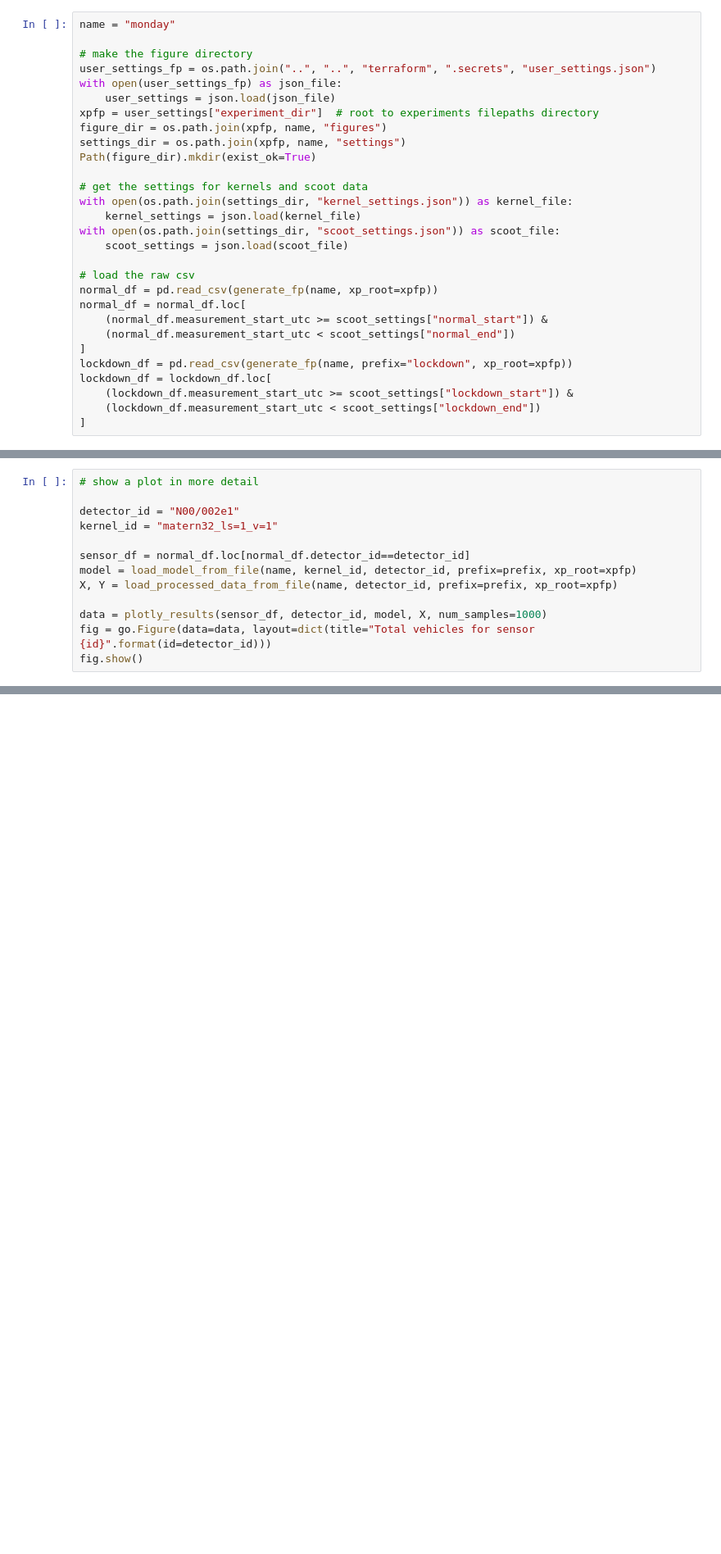
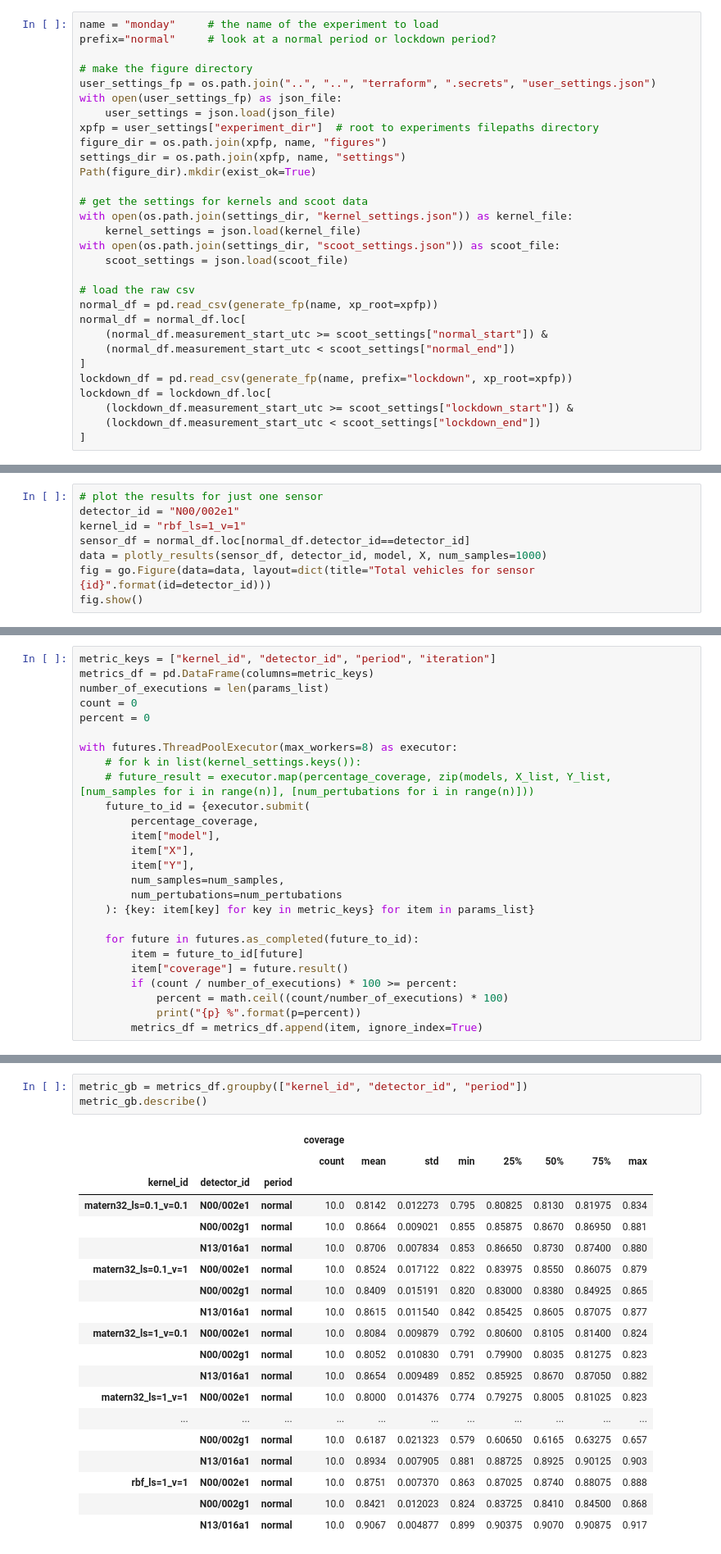
Before and after one commit to alan-turing-institute/clean-air-infrastructure, a Jupyter notebook: containers/labs/plot_results.ipynb, the cells around one changed output, grey strips where cells are left out. Shown at 82% size. Saved outputs shown, nothing was run; the diff lists cells and outputs as text; blank space fills up the shorter version.

Commit message:
nicely creating all directories and data. Need a way to save detectors

```diff
--- a/containers/labs/plot_results.ipynb
+++ b/containers/labs/plot_results.ipynb
@@ -19,5 +27,6 @@ from cleanair.scoot import (
 # %%
-name = "monday"
+name = "monday"     # the name of the experiment to load
+prefix="normal"     # look at a normal period or lockdown period?
 
 # make the figure directory
 user_settings_fp = os.path.join("..", "..", "terraform", ".secrets", "user_settings.json")
@@ -48,13 +61,8 @@ lockdown_df = lockdown_df.loc[
 # %%
-# show a plot in more detail
-
+# plot the results for just one sensor
 detector_id = "N00/002e1"
-kernel_id = "matern32_ls=1_v=1"
-
+kernel_id = "rbf_ls=1_v=1"
 sensor_df = normal_df.loc[normal_df.detector_id==detector_id]
-model = load_model_from_file(name, kernel_id, detector_id, prefix=prefix, xp_root=xpfp)
-X, Y = load_processed_data_from_file(name, detector_id, prefix=prefix, xp_root=xpfp)
-
 data = plotly_results(sensor_df, detector_id, model, X, num_samples=1000)
 fig = go.Figure(data=data, layout=dict(title="Total vehicles for sensor {id}".format(id=detector_id)))
 fig.show()
@@ -60,0 +98,26 @@ fig.show()
+# %%
+metric_keys = ["kernel_id", "detector_id", "period", "iteration"]
+metrics_df = pd.DataFrame(columns=metric_keys)
+number_of_executions = len(params_list)
+count = 0
+percent = 0
+
+with futures.ThreadPoolExecutor(max_workers=8) as executor:
+    # for k in list(kernel_settings.keys()):
+    # future_result = executor.map(percentage_coverage, zip(models, X_list, Y_list, [num_samples for i in range(n)], [num_pertubations for i in range(n)]))
+    future_to_id = {executor.submit(
+        percentage_coverage,
+        item["model"],
+        item["X"],
+        item["Y"],
+        num_samples=num_samples,
+        num_pertubations=num_pertubations
+    ): {key: item[key] for key in metric_keys} for item in params_list}
+
+    for future in futures.as_completed(future_to_id):
+        item = future_to_id[future]
+        item["coverage"] = future.result()
+        if (count / number_of_executions) * 100 >= percent:
+            percent = math.ceil((count/number_of_executions) * 100)
+            print("{p} %".format(p=percent))
+        metrics_df = metrics_df.append(item, ignore_index=True)
@@ -60,0 +159,23 @@ fig.show()
+# %%
+metric_gb = metrics_df.groupby(["kernel_id", "detector_id", "period"])
+metric_gb.describe()
+# %% [output]
+|  |  |  | coverage |  |  |  |  |  |  |  |
+|  |  |  | count | mean | std | min | 25% | 50% | 75% | max |
+| kernel_id | detector_id | period |  |  |  |  |  |  |  |  |
+| matern32_ls=0.1_v=0.1 | N00/002e1 | normal | 10.0 | 0.8142 | 0.012273 | 0.795 | 0.80825 | 0.8130 | 0.81975 | 0.834 |
+|  | N00/002g1 | normal | 10.0 | 0.8664 | 0.009021 | 0.855 | 0.85875 | 0.8670 | 0.86950 | 0.881 |
+|  | N13/016a1 | normal | 10.0 | 0.8706 | 0.007834 | 0.853 | 0.86650 | 0.8730 | 0.87400 | 0.880 |
+| matern32_ls=0.1_v=1 | N00/002e1 | normal | 10.0 | 0.8524 | 0.017122 | 0.822 | 0.83975 | 0.8550 | 0.86075 | 0.879 |
+|  | N00/002g1 | normal | 10.0 | 0.8409 | 0.015191 | 0.820 | 0.83000 | 0.8380 | 0.84925 | 0.865 |
+|  | N13/016a1 | normal | 10.0 | 0.8615 | 0.011540 | 0.842 | 0.85425 | 0.8605 | 0.87075 | 0.877 |
+| matern32_ls=1_v=0.1 | N00/002e1 | normal | 10.0 | 0.8084 | 0.009879 | 0.792 | 0.80600 | 0.8105 | 0.81400 | 0.824 |
+|  | N00/002g1 | normal | 10.0 | 0.8052 | 0.010830 | 0.791 | 0.79900 | 0.8035 | 0.81275 | 0.823 |
+|  | N13/016a1 | normal | 10.0 | 0.8654 | 0.009489 | 0.852 | 0.85925 | 0.8670 | 0.87050 | 0.882 |
+| matern32_ls=1_v=1 | N00/002e1 | normal | 10.0 | 0.8000 | 0.014376 | 0.774 | 0.79275 | 0.8005 | 0.81025 | 0.823 |
+| ... | ... | ... | ... | ... | ... | ... | ... | ... | ... | ... |
+|  | N00/002g1 | normal | 10.0 | 0.6187 | 0.021323 | 0.579 | 0.60650 | 0.6165 | 0.63275 | 0.657 |
+|  | N13/016a1 | normal | 10.0 | 0.8934 | 0.007905 | 0.881 | 0.88725 | 0.8925 | 0.90125 | 0.903 |
+| rbf_ls=1_v=1 | N00/002e1 | normal | 10.0 | 0.8751 | 0.007370 | 0.863 | 0.87025 | 0.8740 | 0.88075 | 0.888 |
+|  | N00/002g1 | normal | 10.0 | 0.8421 | 0.012023 | 0.824 | 0.83725 | 0.8410 | 0.84500 | 0.868 |
+|  | N13/016a1 | normal | 10.0 | 0.9067 | 0.004877 | 0.899 | 0.90375 | 0.9070 | 0.90875 | 0.917 |
```
Also changed, not shown: parts of 10 cells of this notebook, 11 other files.
